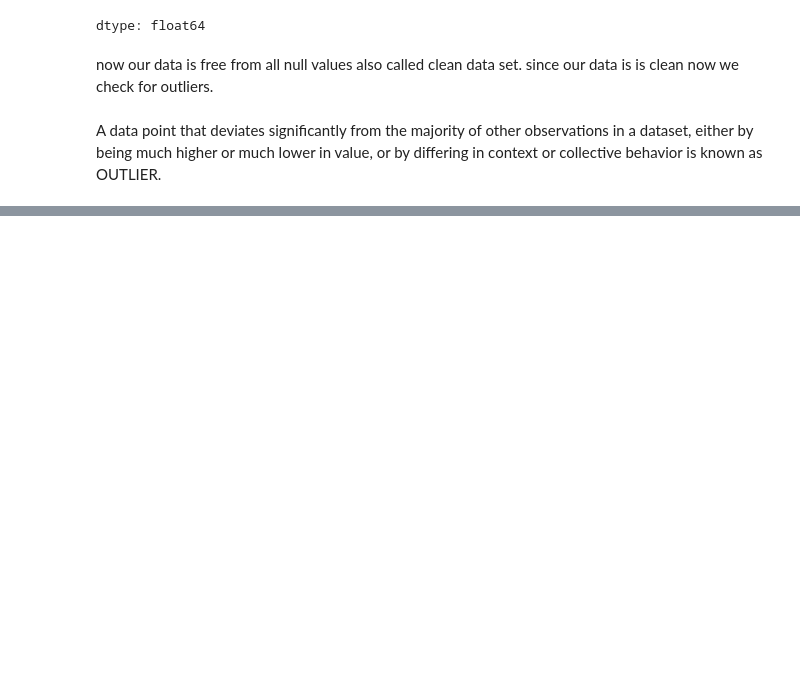
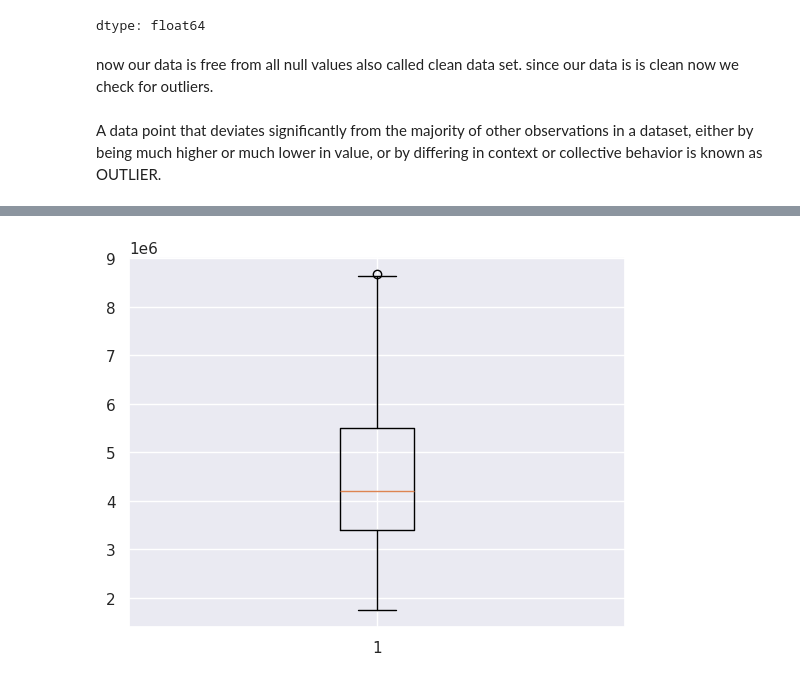
Before and after one commit to Komall007/HOUSE-PRICE-PREDICTION-MODEL, a Jupyter notebook: Untitled0.ipynb, the cells around one changed output, grey strips where cells are left out. Saved outputs shown, nothing was run; the diff lists cells and outputs as text; code cells hidden in the pictures; blank space fills up the shorter version.

```diff
--- a/Untitled0.ipynb
+++ b/Untitled0.ipynb
@@ -101,7 +101 @@ clearly, 'bathrooms', 'sqft_living','yr_living' , and 'floors'  has considerable
 now to fix this, we perform:
-# %%
-plt.boxplot(housing.price)
-Q1 = housing.bathrooms.quantile(0.25)
-Q3 = housing.bathrooms.quantile(0.75)
-IQR = Q3 - Q1
-housing = housing[(housing.bathrooms >= Q1 - 1.5*IQR) & (housing.bathrooms <= Q3 + 1.5*IQR)]
@@ -110,6 +101,0 @@ housing = housing[(housing.bathrooms >= Q1 - 1.5*IQR) & (housing.bathrooms <= Q3
-# %%
-plt.boxplot(housing.price)
-Q1 = housing.floors.quantile(0.25)
-Q3 = housing.floors.quantile(0.75)
-IQR = Q3 - Q1
-housing = housing[(housing.floors >= Q1 - 1.5*IQR) & (housing.floors <= Q3 + 1.5*IQR)]
@@ -118,6 +101,0 @@ housing = housing[(housing.floors >= Q1 - 1.5*IQR) & (housing.floors <= Q3 + 1.5
-# %%
-plt.boxplot(housing.price)
-Q1 = housing.sqft_living.quantile(0.25)
-Q3 = housing.sqft_living.quantile(0.75)
-IQR = Q3 - Q1
-housing = housing[(housing.sqft_living >= Q1 - 1.5*IQR) & (housing.sqft_living <= Q3 + 1.5*IQR)]
@@ -131,0 +110,8 @@ housing = housing[(housing.price >= Q1 - 1.5*IQR) & (housing.price <= Q3 + 1.5*I
+# %%
+plt.boxplot(housing.price)
+Q1 = housing.area.quantile(0.25)
+Q3 = housing.area.quantile(0.75)
+IQR = Q3 - Q1
+housing = housing[(housing.area >= Q1 - 1.5*IQR) & (housing.area <= Q3 + 1.5*IQR)]
+# %% [output]
+[figure, added]
```
Also changed, not shown: parts of 29 cells of this notebook.
